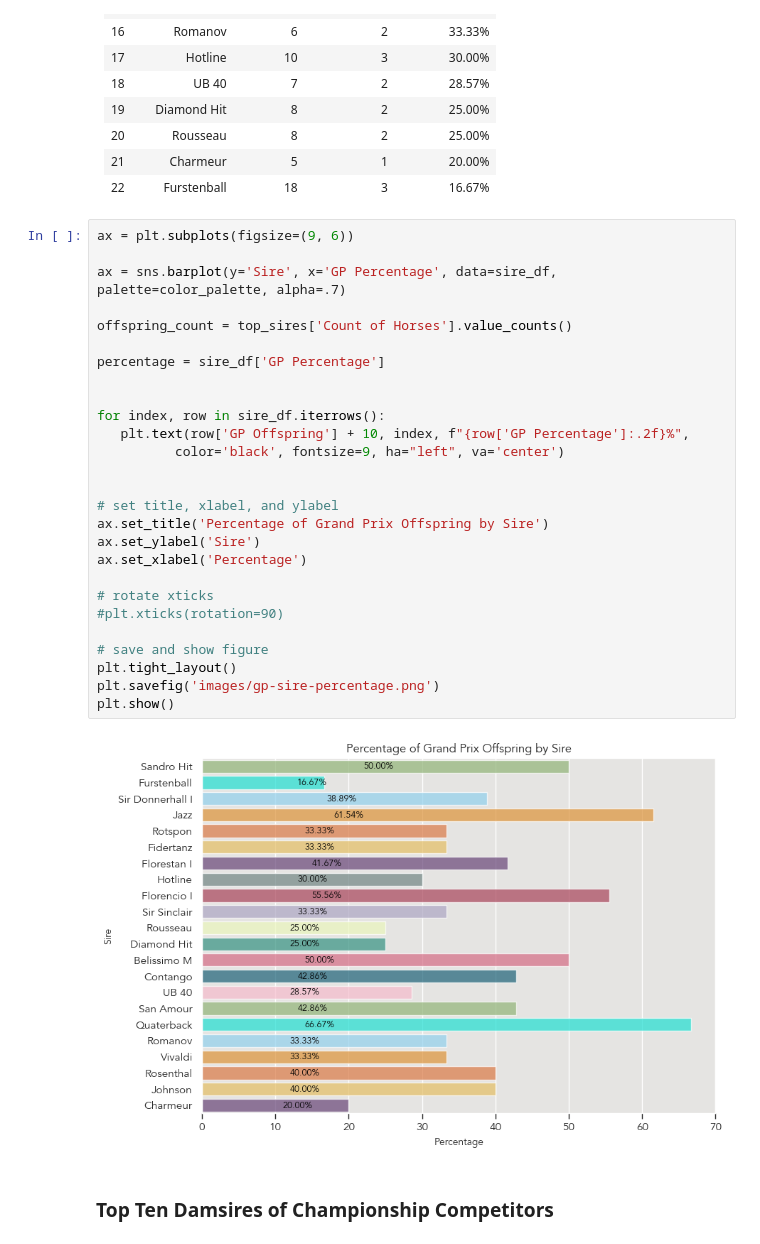
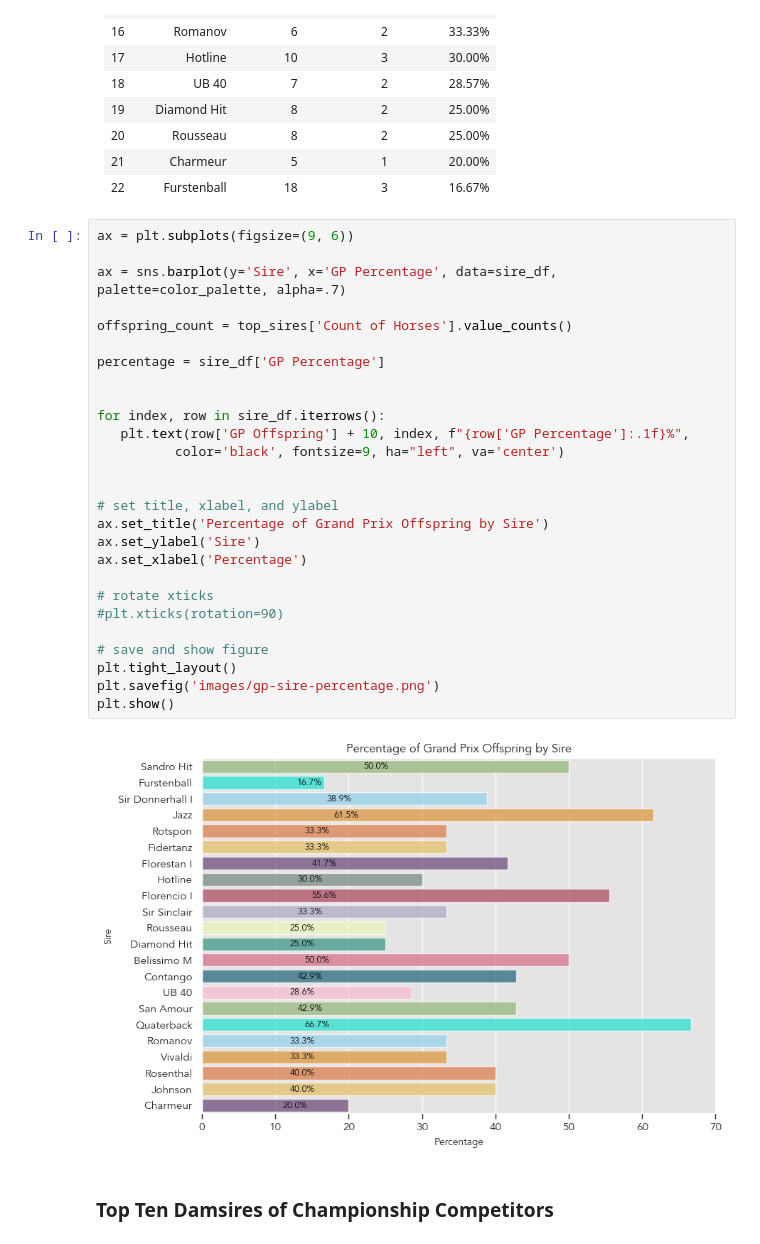
Before and after one commit to siobyrne/young-dressage-horse-program-analysis, a Jupyter notebook: younghorse.ipynb, the cells around one changed output. Drawn from its saved outputs; the diff is of its cells as text.

```diff
--- a/younghorse.ipynb
+++ b/younghorse.ipynb
@@ -1639,32 +1639,32 @@ sire_df = sire_df.loc[(sire_df['Offspring'] >= 5)]
 # %%
 ax = plt.subplots(figsize=(9, 6))
 
 ax = sns.barplot(y='Sire', x='GP Percentage', data=sire_df, palette=color_palette, alpha=.7)
 
 offspring_count = top_sires['Count of Horses'].value_counts()
 
 percentage = sire_df['GP Percentage']
 
 
 for index, row in sire_df.iterrows():
-   plt.text(row['GP Offspring'] + 10, index, f"{row['GP Percentage']:.2f}%",
+   plt.text(row['GP Offspring'] + 10, index, f"{row['GP Percentage']:.1f}%",
           color='black', fontsize=9, ha="left", va='center')
 
 
 # set title, xlabel, and ylabel
 ax.set_title('Percentage of Grand Prix Offspring by Sire')
 ax.set_ylabel('Sire')
 ax.set_xlabel('Percentage')
 
 # rotate xticks
 #plt.xticks(rotation=90)
 
 # save and show figure
 plt.tight_layout()
 plt.savefig('images/gp-sire-percentage.png')
 plt.show()
 # %% [output]
-[figure, old version]
+[figure, new version]
 # %% [markdown]
 ### Top Ten Damsires of Championship Competitors
 # %%
```
Also changed, not shown: parts of 3 cells of this notebook, 4 other files.
